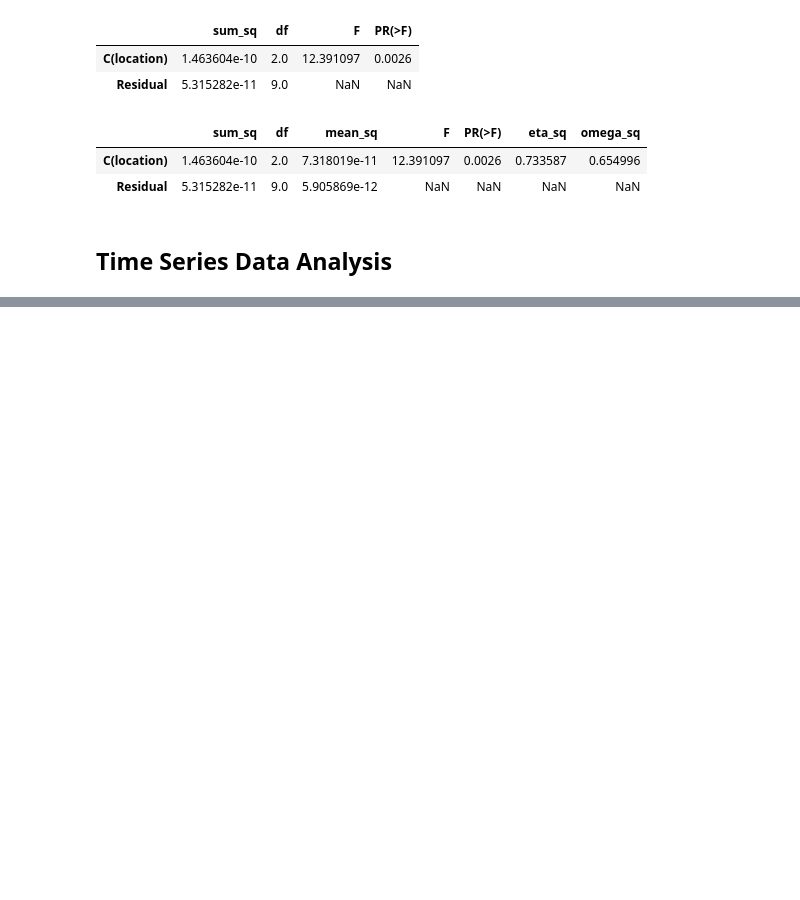
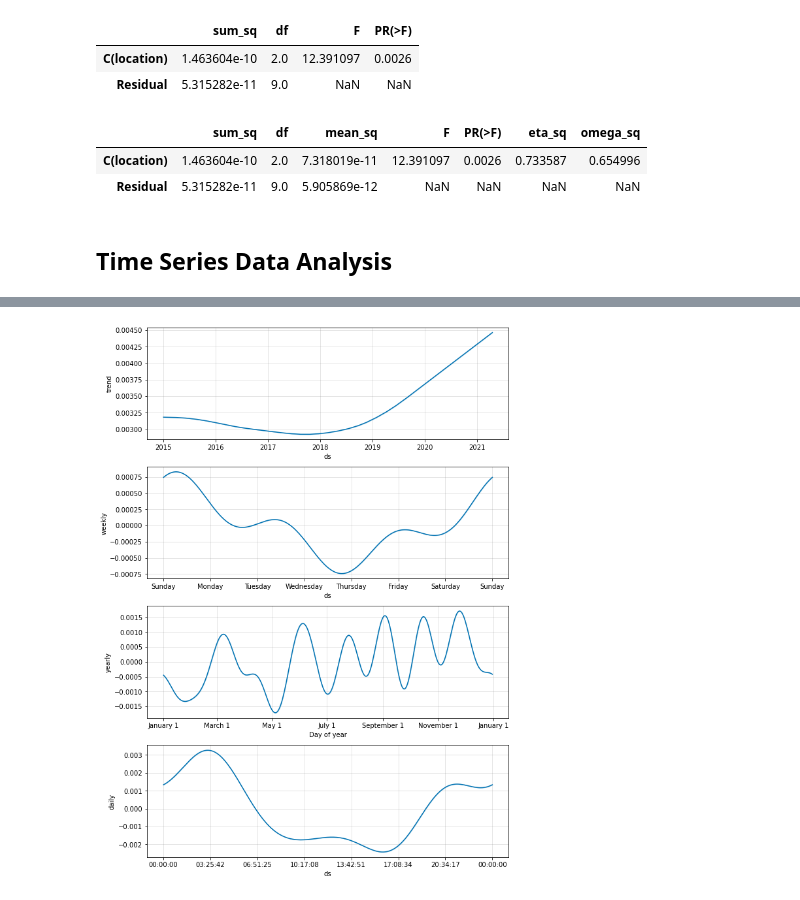
Before and after one commit to MEGlantz/Data205, a Jupyter notebook: StatisticalAnalysis.ipynb, the cells around one changed output, grey strips where cells are left out. Cells and saved outputs as stored; diff of their text form; code cells hidden in the pictures; blank space fills up the shorter version.

```diff
--- a/StatisticalAnalysis.ipynb
+++ b/StatisticalAnalysis.ipynb
@@ -758,0 +887,4 @@ anova_table(aov_table4)
+# %%
+fig3 = prophet1.plot_components(forecast)
+# %% [output]
+[figure, added]
```
Also changed, not shown: parts of 46 cells of this notebook.
